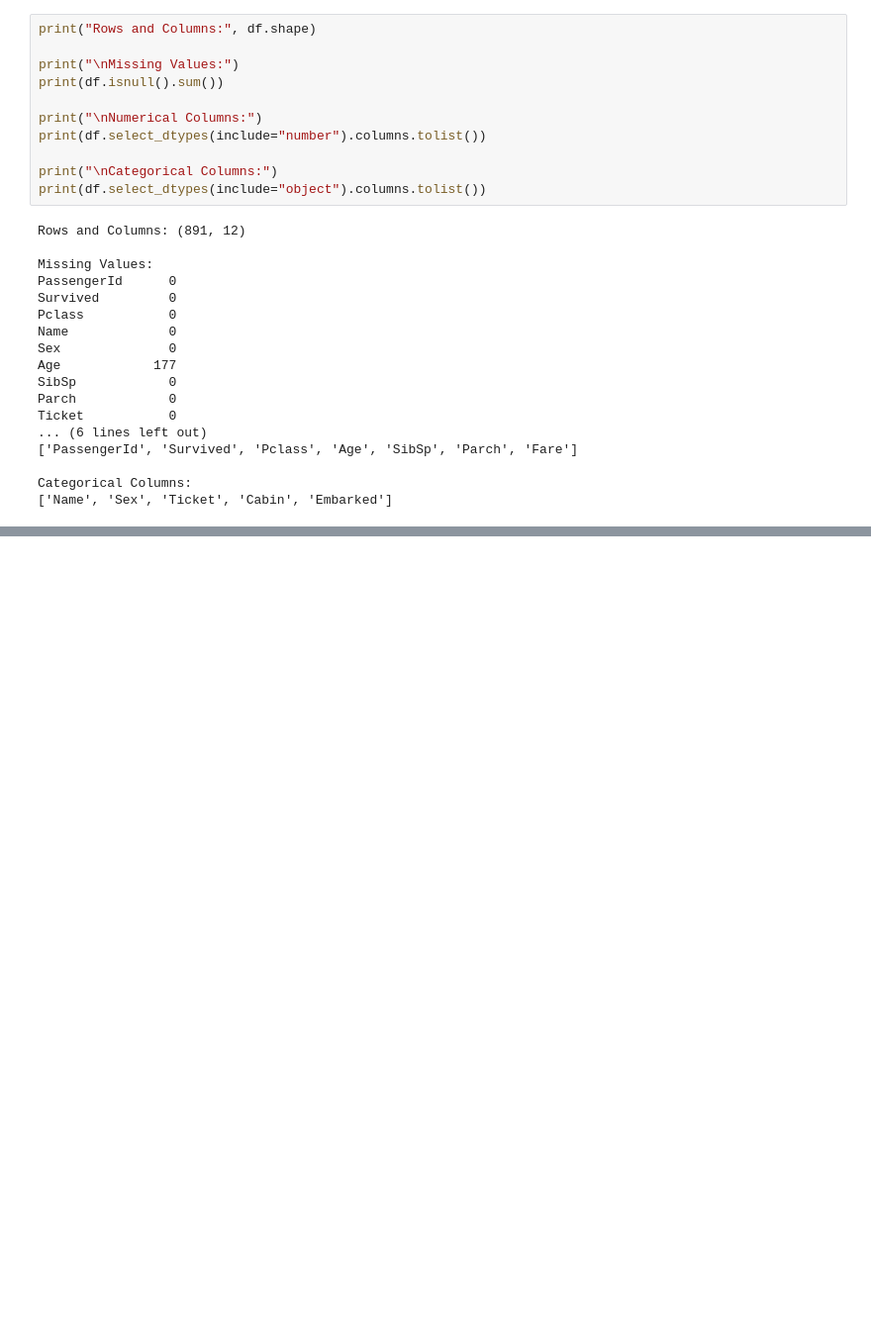
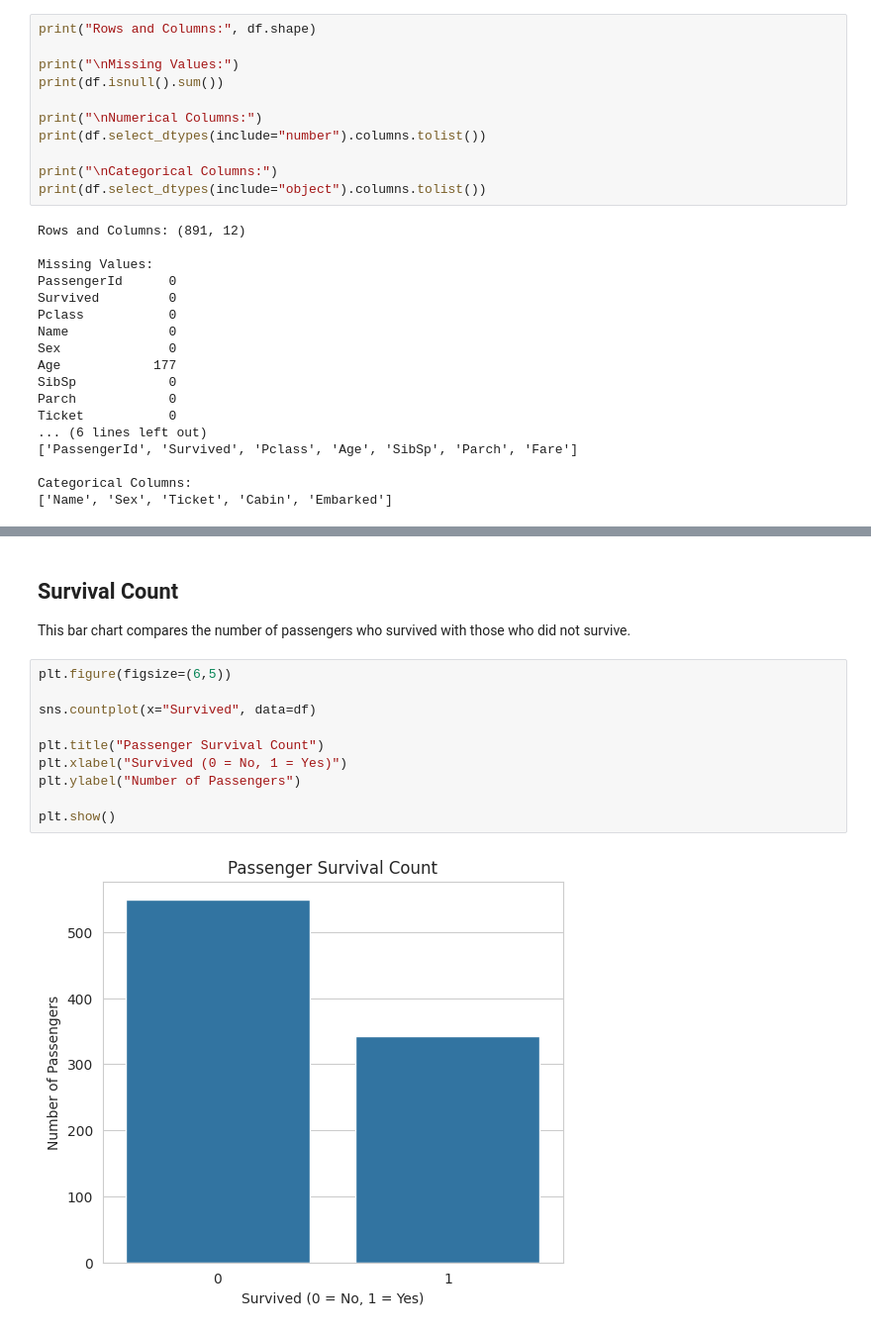
Before and after one commit to malikshahzaib263/neurofive-ml-track, a Jupyter notebook: Titanic_EDA.ipynb, the cells around one changed output, grey strips where cells are left out. Shown at 99% size. Drawn from its saved outputs; the diff is of its cells as text; blank space fills up the shorter version.

```diff
--- a/Titanic_EDA.ipynb
+++ b/Titanic_EDA.ipynb
@@ -127,0 +201,16 @@ Categorical Columns:
+# %% [markdown]
+## Survival Count
+
+This bar chart compares the number of passengers who survived with those who did not survive.
+# %%
+plt.figure(figsize=(6,5))
+
+sns.countplot(x="Survived", data=df)
+
+plt.title("Passenger Survival Count")
+plt.xlabel("Survived (0 = No, 1 = Yes)")
+plt.ylabel("Number of Passengers")
+
+plt.show()
+# %% [output]
+[figure, added]
```
Also changed, not shown: parts of 12 cells of this notebook.
